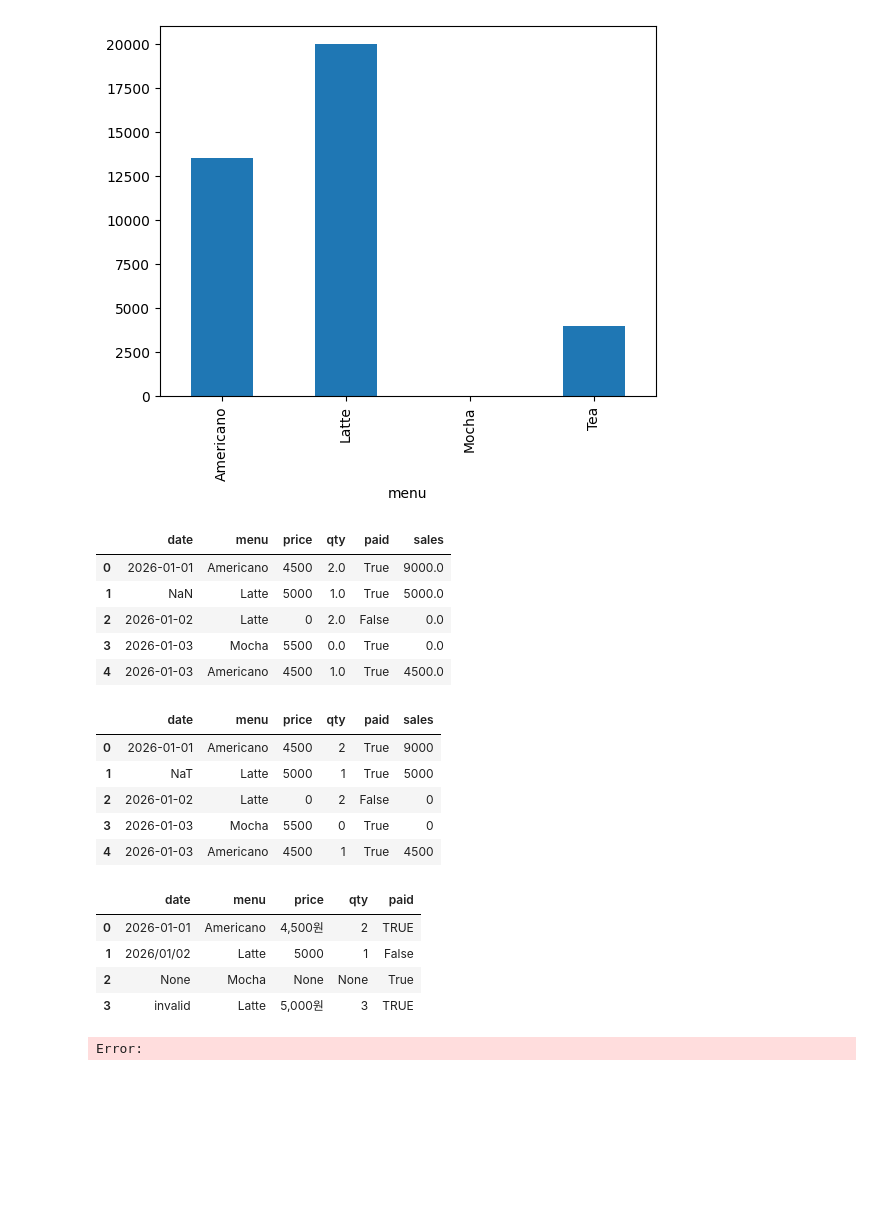
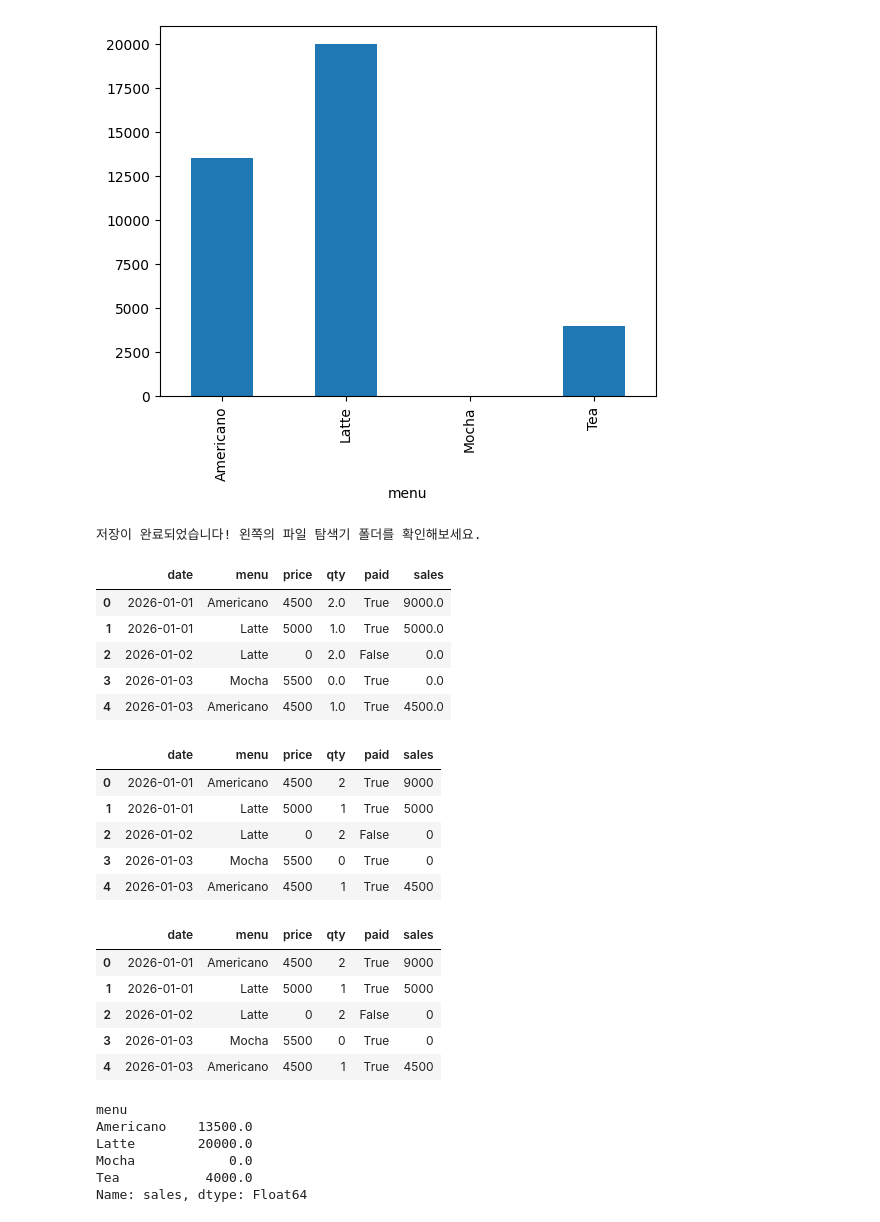
Before and after one commit to gorhkdwj/DA_portfolio, a Jupyter notebook: 05_Coding_Study/04_Data_Visualize/02_prac/02_0_Prac_PreProcessing_basic.ipynb, the cells around one changed output. Cells and saved outputs as stored; diff of their text form; code cells hidden in the pictures; blank space fills up the shorter version.

```diff
--- a/05_Coding_Study/04_Data_Visualize/02_Data_Preprocessing_basic.ipynb
+++ b/05_Coding_Study/04_Data_Visualize/02_prac/02_0_Prac_PreProcessing_basic.ipynb
@@ -174,10 +165,29 @@ df.to_csv("cafe_sales_clean.csv", index=False, encoding="utf-8-sig")
+# %%
+import openpyxl
+# 1. CSV로 저장 (가장 기본)
+# index=False: 행 번호 저장 안 함
+# encoding="utf-8-sig": 엑셀에서 한글 안 깨지게 함
+df.to_csv("cafe_sales_clean3.csv", index=False, encoding="utf-8-sig")
+
+# 2. Excel로 저장 (보고용)
+# 엑셀 저장을 위해서는 'openpyxl' 라이브러리가 필요합니다. (보통 설치되어 있음)
+df.to_excel("cafe_sales_clean3.xlsx", index=False)
+
+# 3. JSON으로 저장 (개발자 전달용)
+# force_ascii=False: 한글이 외계어(\uAC00...)로 안 바뀌고 한글 그대로 보이게 함
+# indent=2: 줄바꿈과 들여쓰기를 해서 사람이 보기 편하게 함
+df.to_json("cafe_sales_clean3.json", orient="records", force_ascii=False, indent=2)
+
+print("저장이 완료되었습니다! 왼쪽의 파일 탐색기 폴더를 확인해보세요.")
+# %% [output]
+저장이 완료되었습니다! 왼쪽의 파일 탐색기 폴더를 확인해보세요.
 # %%
-df_csv = pd.read_csv("cafe_sales_clean.csv")
+df_csv = pd.read_csv("cafe_sales_clean3.csv")
 df_csv.head()
 # %% [output]
 |  | date | menu | price | qty | paid | sales |
 | 0 | 2026-01-01 | Americano | 4500 | 2.0 | True | 9000.0 |
-| 1 | NaN | Latte | 5000 | 1.0 | True | 5000.0 |
+| 1 | 2026-01-01 | Latte | 5000 | 1.0 | True | 5000.0 |
 | 2 | 2026-01-02 | Latte | 0 | 2.0 | False | 0.0 |
 | 3 | 2026-01-03 | Mocha | 5500 | 0.0 | True | 0.0 |
 | 4 | 2026-01-03 | Americano | 4500 | 1.0 | True | 4500.0 |
@@ -186,29 +194,29 @@ df.to_excel("cafe_sales_clean.xlsx", index=False)
 # %%
-df_xlsx = pd.read_excel("cafe_sales_clean.xlsx")
+df_xlsx = pd.read_excel("cafe_sales_clean3.xlsx")
 df_xlsx.head()
 # %% [output]
 |  | date | menu | price | qty | paid | sales |
 | 0 | 2026-01-01 | Americano | 4500 | 2 | True | 9000 |
-| 1 | NaT | Latte | 5000 | 1 | True | 5000 |
+| 1 | 2026-01-01 | Latte | 5000 | 1 | True | 5000 |
 | 2 | 2026-01-02 | Latte | 0 | 2 | False | 0 |
 | 3 | 2026-01-03 | Mocha | 5500 | 0 | True | 0 |
 | 4 | 2026-01-03 | Americano | 4500 | 1 | True | 4500 |
-# %%
-import pandas as pd
-
-# 0) 일부러 "실무에서 흔한" 형태로 섞어서 만들기 (문자/숫자/결측/날짜)
-df = pd.DataFrame([
-    {"date": "2026-01-01", "menu": "Americano", "price": "4,500원", "qty": "2",  "paid": "TRUE"},
-    {"date": "2026/01/02", "menu": "Latte",     "price": "5000",   "qty": 1,    "paid": "False"},
-    {"date": None,         "menu": "Mocha",     "price": None,     "qty": None, "paid": True},
-    {"date": "invalid",    "menu": "Latte",     "price": "5,000원","qty": "3",  "paid": "TRUE"},
-])
-
-df
-# %% [output]
-|  | date | menu | price | qty | paid |
-| 0 | 2026-01-01 | Americano | 4,500원 | 2 | TRUE |
-| 1 | 2026/01/02 | Latte | 5000 | 1 | False |
-| 2 | None | Mocha | None | None | True |
-| 3 | invalid | Latte | 5,000원 | 3 | TRUE |
-Error:
+# %%
+df_json = pd.read_json("cafe_sales_clean3.json")
+df_json.head()
+# %% [output]
+|  | date | menu | price | qty | paid | sales |
+| 0 | 2026-01-01 | Americano | 4500 | 2 | True | 9000 |
+| 1 | 2026-01-01 | Latte | 5000 | 1 | True | 5000 |
+| 2 | 2026-01-02 | Latte | 0 | 2 | False | 0 |
+| 3 | 2026-01-03 | Mocha | 5500 | 0 | True | 0 |
+| 4 | 2026-01-03 | Americano | 4500 | 1 | True | 4500 |
+# %%
+df.groupby("menu")["sales"].sum()
+# %% [output]
+menu
+Americano    13500.0
+Latte        20000.0
+Mocha            0.0
+Tea           4000.0
+Name: sales, dtype: Float64
```
Also changed, not shown: parts of 20 cells of this notebook, 11 other files.
